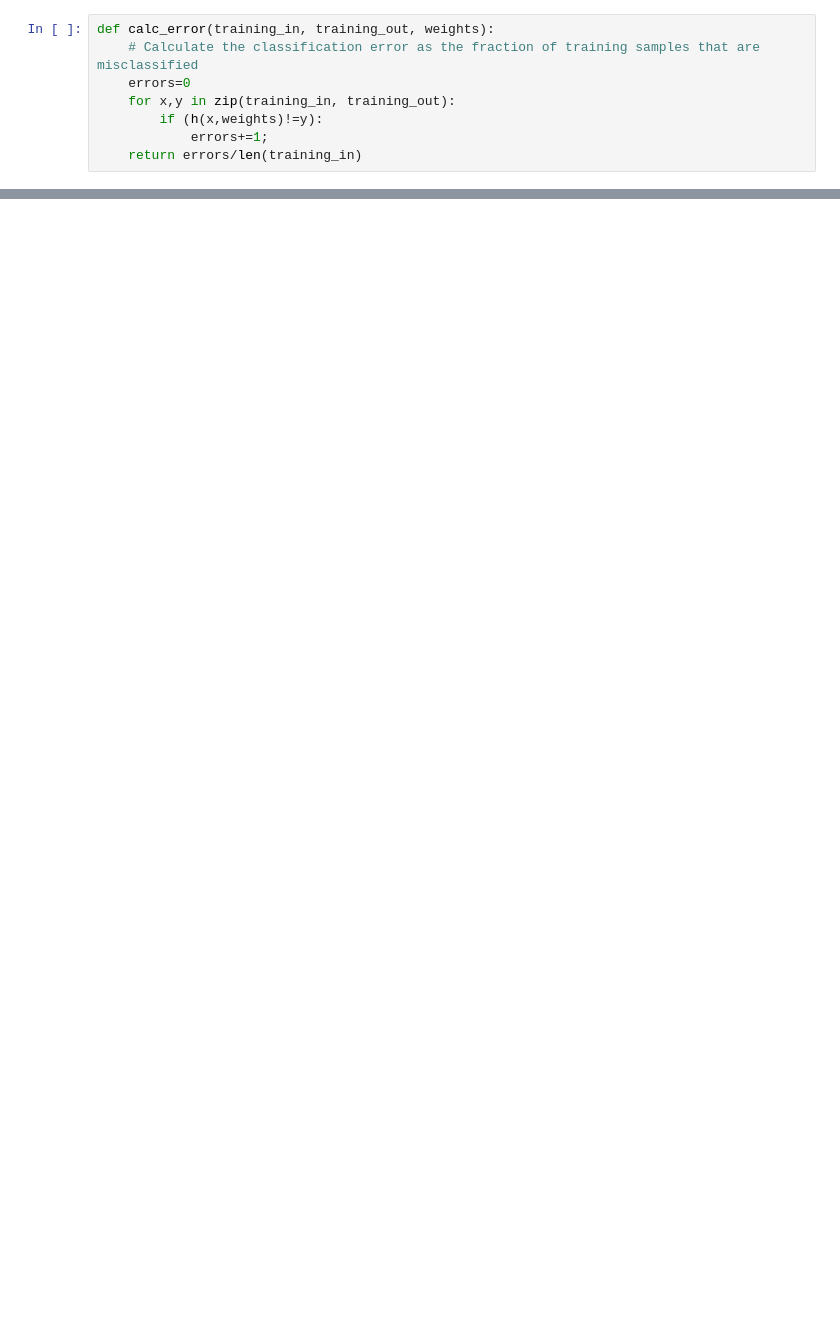
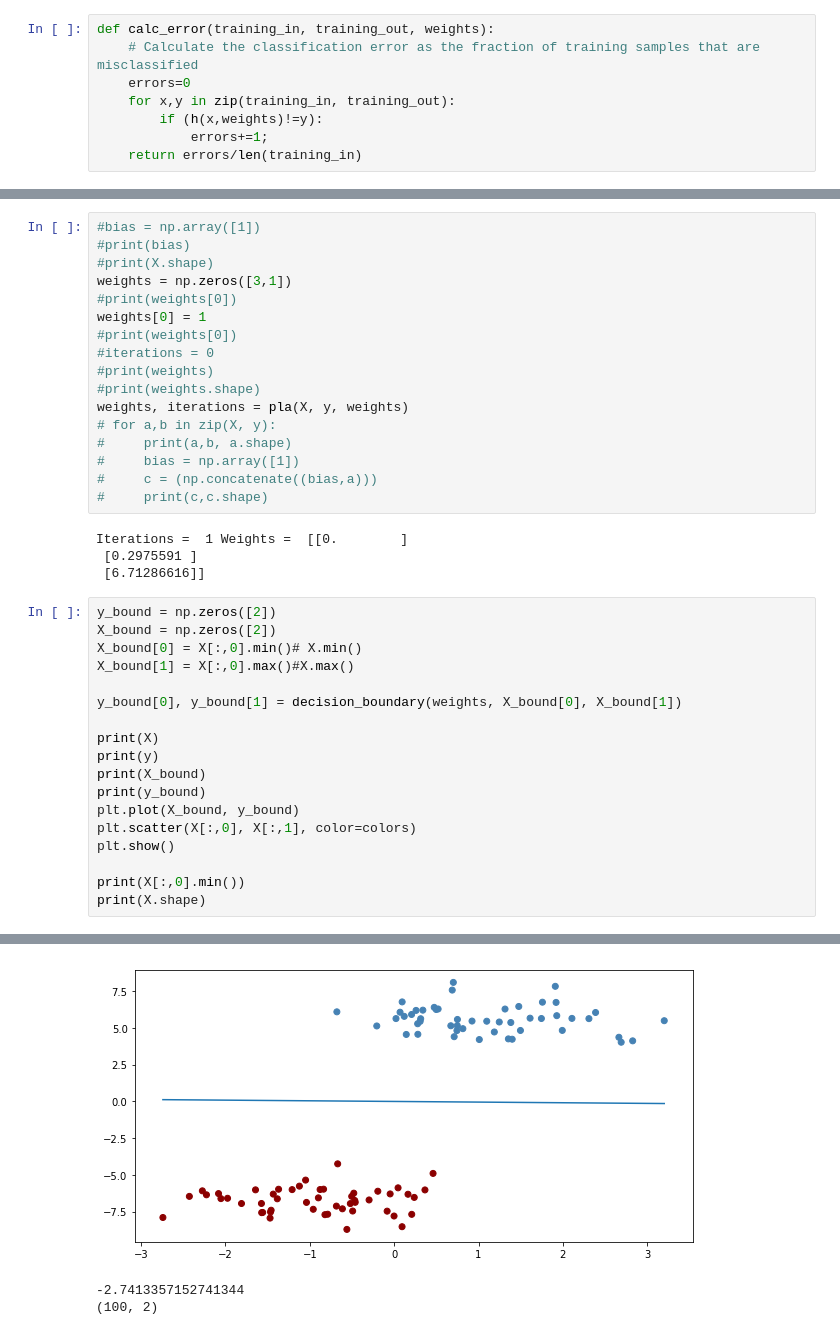
Before and after one commit to vipulpopat/MSCAI_Sem1_Etivity1, a Jupyter notebook: Etivity1.ipynb, the cells around one changed output, grey strips where cells are left out. Cells and saved outputs as stored; diff of their text form; blank space fills up the shorter version.

```diff
--- a/Etivity1.ipynb
+++ b/Etivity1.ipynb
@@ -50,0 +74,40 @@ def calc_error(training_in, training_out, weights):
+# %%
+#bias = np.array([1])
+#print(bias)
+#print(X.shape)
+weights = np.zeros([3,1])
+#print(weights[0])
+weights[0] = 1
+#print(weights[0])
+#iterations = 0
+#print(weights)
+#print(weights.shape)
+weights, iterations = pla(X, y, weights)
+# for a,b in zip(X, y):
+#     print(a,b, a.shape)
+#     bias = np.array([1])
+#     c = (np.concatenate((bias,a)))
+#     print(c,c.shape)
+# %% [output]
+Iterations =  1 Weights =  [[0.        ]
+ [0.2975591 ]
+ [6.71286616]]
+# %%
+y_bound = np.zeros([2])
+X_bound = np.zeros([2])
+X_bound[0] = X[:,0].min()# X.min()
+X_bound[1] = X[:,0].max()#X.max()
+
+y_bound[0], y_bound[1] = decision_boundary(weights, X_bound[0], X_bound[1])
+
+print(X)
+print(y)
+print(X_bound)
+print(y_bound)
+plt.plot(X_bound, y_bound)
+plt.scatter(X[:,0], X[:,1], color=colors)
+plt.show()
+
+print(X[:,0].min())
+print(X.shape)
+# %% [output]
@@ -50,0 +131,3 @@ def calc_error(training_in, training_out, weights):
+[figure, added]
+-2.7413357152741344
+(100, 2)
```
Also changed, not shown: parts of 8 cells of this notebook.
